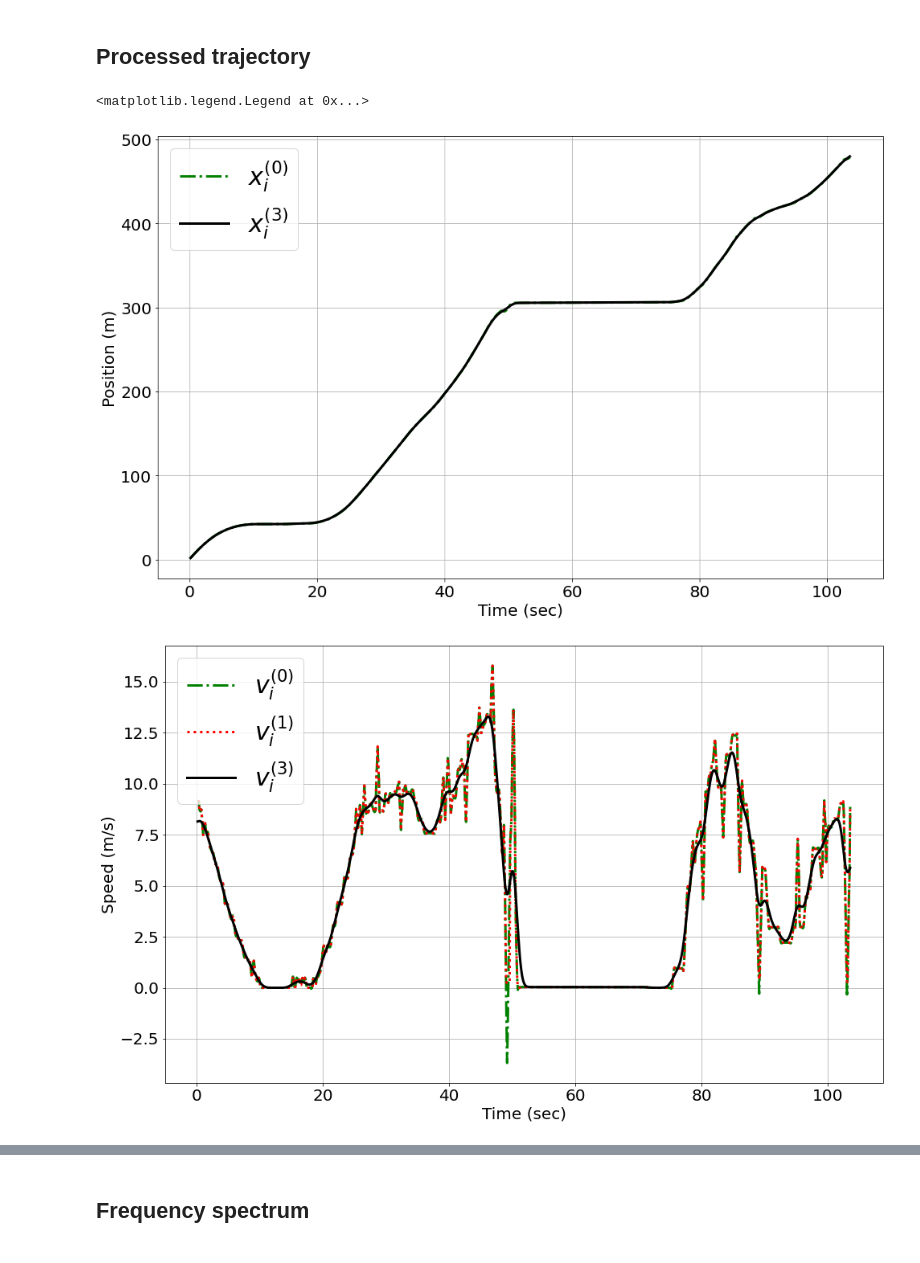
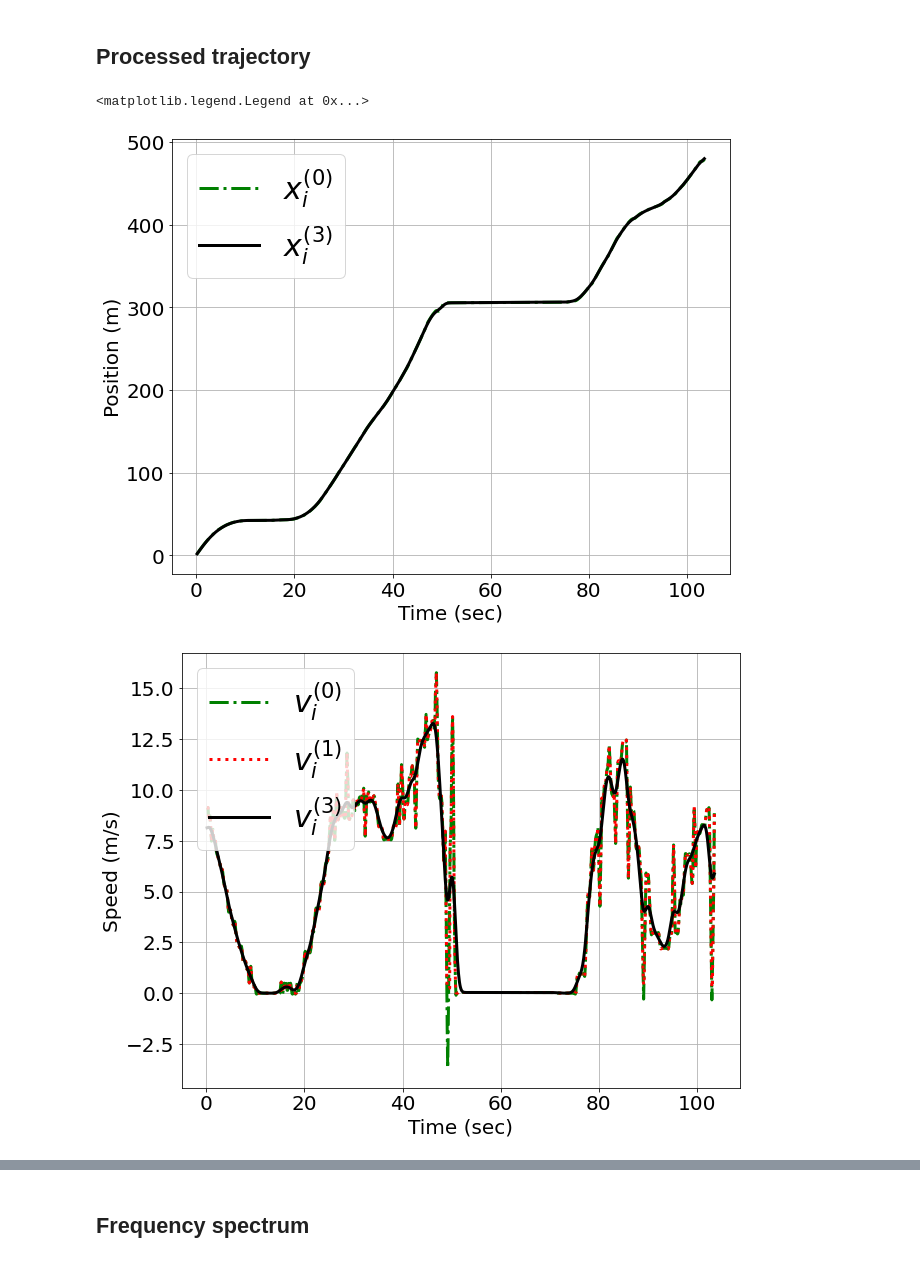
Before and after one commit to ximeng96/Iterative_method_for_vehicle_trajectories_reconstruction, a Jupyter notebook: content/First_principle_based_jupyterlite.ipynb, the cells around one changed output, grey strips where cells are left out. Drawn from its saved outputs; the diff is of its cells as text; code cells hidden in the pictures.

```diff
--- a/content/First_principle_based_jupyterlite.ipynb
+++ b/content/First_principle_based_jupyterlite.ipynb
@@ -17,3 +11,15 @@ await micropip.install(package_url)
 # %% [markdown]
 ## Pick out the columns
 We first import some packages we may use throughout all modules. We then pick out the columns we may use or take as references according to their labels.
+# %%
+import pandas as pd
+import io
+import numpy as np
+import scipy
+from scipy.interpolate import CubicSpline
+
+from google.colab import files
+uploaded = files.upload()
+
+veh_traj = pd.read_csv(io.StringIO(uploaded['veh973.csv'].decode('utf-8')),
+            usecols = ['Vehicle_ID','Frame_ID','Global_Time','Local_X','Local_Y','v_Vel','v_Acc','v_Length','Int_ID','Section_ID','Direction','Movement','Preceding','Space_Headway']) #,'stop'
@@ -23,14 +32,14 @@ import io
 import numpy as np
 import scipy
 from scipy.interpolate import CubicSpline
-from ouseful_jupyterlite_utils import pandas_utils as pdu
 
 #include different correction methods, filters and optimization functions
 np.set_printoptions(suppress=True)
 pd.set_option('display.float_format',lambda x : '%.3f' % x)
 np.set_printoptions(precision=3, suppress=True)#3 digit, no scientific notation
 np.set_printoptions(threshold=np.inf) #no ellipses
-veh_traj = pd.read_csv('veh973.csv', usecols = ['Vehicle_ID','Frame_ID','Global_Time','Local_X','Local_Y','v_Vel','v_Acc','v_Length','Int_ID','Section_ID','Direction','Movement','Preceding','Space_Headway'])
+
+#veh_traj = pd.read_csv('veh973.csv', usecols = ['Vehicle_ID','Frame_ID','Global_Time','Local_X','Local_Y','v_Vel','v_Acc','v_Length','Int_ID','Section_ID','Direction','Movement','Preceding','Space_Headway'])
 # %% [markdown]
 ## Change the units and add new columns to store smoothed and corrected data
 In the proposed framework, we consider the units of the position and speed to be $m$ and $m/s$, respectively. However, the units in the raw data are $ft$ and $ft/s$. Thus we need to change the units first according to $1ft=0.3048m$. <br>
@@ -108,7 +117,6 @@ $$
 Once the four physical quantities are at the same layer, they should satisfy (1a) to (1c). There are $I$ discrete position values in the position profile. The lengths of corresponding speed, acceleration and jerk profiles are $I-1$, $I-2$ and $I-3$, respectively. The speed profile covers $1$ to $I$. The acceleration covers $1$ to $I-1$, while the jerk profile starts at $2$ and ends at $I-1$. All higher-order derivatives at any time instant can be obtained from lower-order derivatives.
 # %%
 #veh_cal = veh_complete.values
-veh_cal = veh_unit.values
 def update_vel(original_array, delta_t):
     import copy
     new_array_np = copy.deepcopy(original_array); cal_array = np.zeros((1,22));
@@ -124,7 +132,7 @@ def update_vel(original_array, delta_t):
         cal_array = np.vstack((cal_array, new_array));
     return cal_array[1:]
 
-veh_update = update_vel(veh_cal, delta_t = 0.1) #the dataset with original speed and acceleration
+veh_update = update_vel(veh_unit.values, delta_t = 0.1) #the dataset with original speed and acceleration
 # %% [markdown]
 The explicit discretization can be written as follows, it can be used to calculate accelerations.
 # %%
@@ -438,7 +446,7 @@ plt.show()
 # %% [markdown]
 ## Processed trajectory
 # %%
-id_set = sorted(set(veh_cal[:,0].tolist()),key = veh_cal[:,0].tolist().index)
+id_set = sorted(set(veh_unit.values[:,0].tolist()),key = veh_unit.values[:,0].tolist().index)
 
 sigma_j = sigma[1]; sigma_a = sigma[0]; T_a = 2; T_j = 10; delta_t = 0.1; up_v = 20; down_v = 0; up_a = 4; down_a = -5; up_j = 15; down_j = -15; opt_id = 1; correct_ite = 1; correct_ada = 1
 filter_gau = 1; filter_mov = 2
@@ -446,40 +454,40 @@ smooth_veh1, raw_veh1, smooth_pos_err = iteration1(veh_update, sigma_a, sigma_j,
 # %%
 id = 0
 import matplotlib.pyplot as plt
-plt.figure(figsize=(16,10));
+plt.figure(figsize=(10,8));
 plt.tick_params(labelsize=20)
 plt.figure(1)
 plt.ylabel("Position (m)", fontsize=20); plt.xlabel("Time (sec)", fontsize=20)
 plt.plot(veh_update[np.where(veh_update[:,0] == id_set[id])][2:-1,2],veh_update[np.where(veh_update[:,0] == id_set[id])][2:-1,-8], color = "g", linewidth=3, linestyle='-.', label = "$x^{(0)}_i$");
 plt.plot(smooth_veh1[:,2],smooth_veh1[:,-4], color = "k", linewidth=3, label = "$x^{(3)}_i$");
 plt.grid(); plt.legend(fontsize=30, loc = 2)
 
-plt.figure(figsize=(16,10));
+plt.figure(figsize=(10,8));
 plt.tick_params(labelsize=20)
 plt.figure(2)
 plt.ylabel("Speed (m/s)", fontsize=20); plt.xlabel("Time (sec)", fontsize=20)
 plt.plot(veh_update[np.where(veh_update[:,0] == id_set[id])][2:-1,2],veh_update[np.where(veh_update[:,0] == id_set[id])][2:-1,-7], color = "g", linewidth=3, linestyle='-.', label = "$v^{(0)}_i$");
 plt.plot(smooth_veh1[:,2],smooth_veh1[:,-7], color = "r", linewidth=3, linestyle=':', label = "$v^{(1)}_i$");
 plt.plot(smooth_veh1[:,2],smooth_veh1[:,-3], color = "k", linewidth=3, label = "$v^{(3)}_i$");
 plt.grid(); plt.legend(fontsize=30, loc = 2)
 
-plt.figure(figsize=(16,10)); plt.ylim(-10,10)
+plt.figure(figsize=(10,8)); plt.ylim(-10,10)
 plt.tick_params(labelsize=20)
 plt.figure(3)
 plt.ylabel("Acceleration ($m/s^2$)", fontsize=20); plt.xlabel("Time (sec)", fontsize=20)
 plt.plot(raw_veh1[:,2],raw_veh1[:,-6], color = "r", linewidth=3, linestyle=':', label = "$a^{(1)}_i$");
 plt.plot(smooth_veh1[:,2],smooth_veh1[:,-6], color = "c", linewidth=3, linestyle='--', label = "$a^{(2)}_i$");
 plt.plot(smooth_veh1[:,2],smooth_veh1[:,-2], color = "k", linewidth=3, label = "$a^{(3)}_i$");
 plt.grid(); plt.legend(fontsize=30, loc = 2)
 
-plt.figure(figsize=(16,10)); plt.ylim(-30,30)
+plt.figure(figsize=(10,8)); plt.ylim(-30,30)
 plt.tick_params(labelsize=20)
 plt.figure(4)
 plt.ylabel("Jerk ($m/s^3$)", fontsize=20); plt.xlabel("Time (sec)", fontsize=20)
 plt.plot(smooth_veh1[:,2],smooth_veh1[:,-5], color = "c", linewidth=3, linestyle='--', label = "$j^{(2)}_i$");
 plt.plot(smooth_veh1[:,2],smooth_veh1[:,-1], color = "k", linewidth=3, label = "$j^{(3)}_i$");
 plt.grid(); plt.legend(fontsize=30, loc = 2)
 # %% [output]
 <matplotlib.legend.Legend at 0x...>
-[figure, old version]
+[figure, new version]
-[figure, old version]
+[figure, new version]
```
Also changed, not shown: parts of 3 cells of this notebook.
